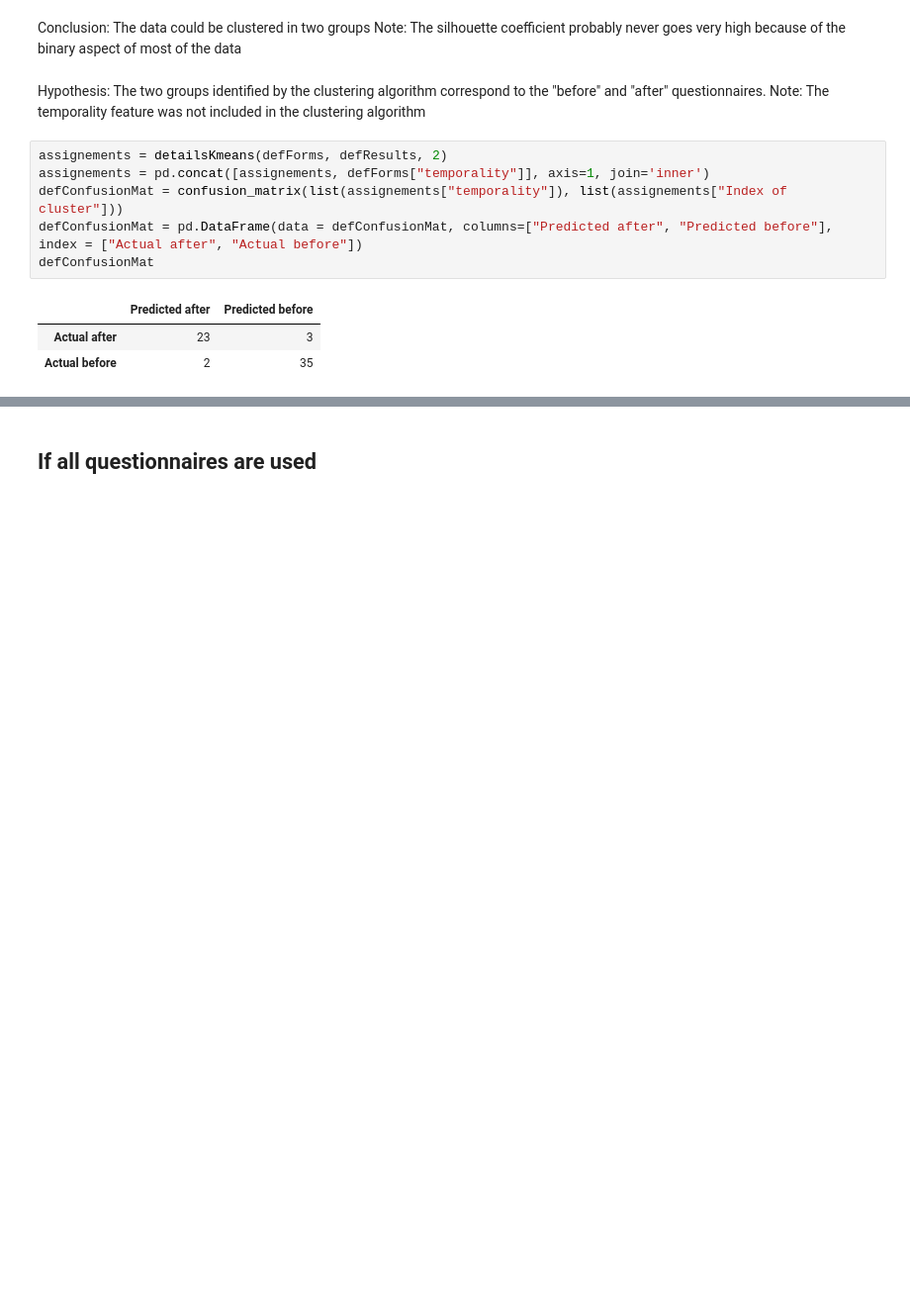
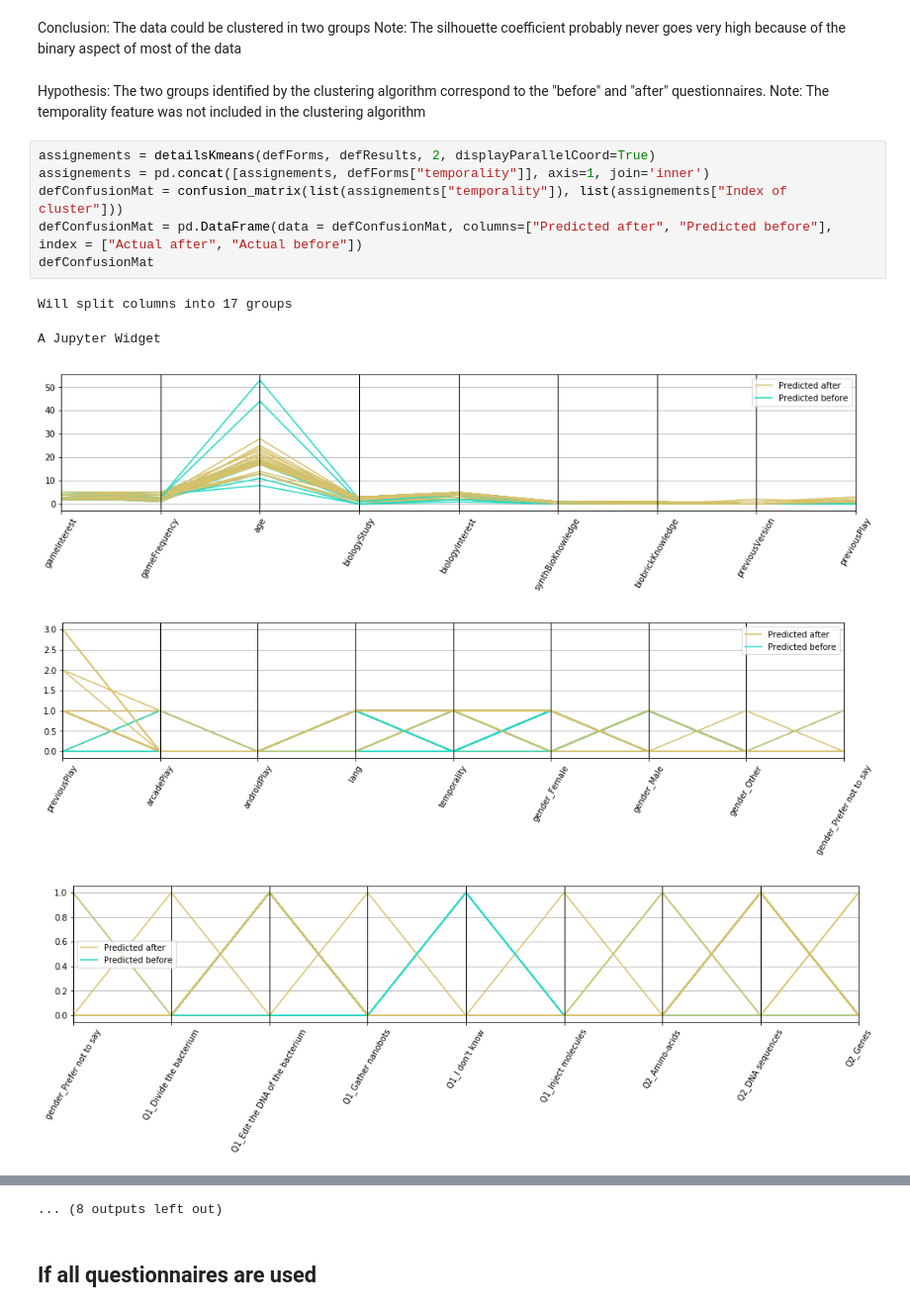
Before and after one commit to CyberCRI/dataanalysis-herocoli-redmetrics, a Jupyter notebook: v1.52/Data mining/Clustering.ipynb, the cells around one changed output, grey strips where cells are left out. Shown at 99% size. Cells and saved outputs as stored; diff of their text form; blank space fills up the shorter version.

```diff
--- a/v1.52/Data mining/Clustering.ipynb
+++ b/v1.52/Data mining/Clustering.ipynb
@@ -182,12 +209,14 @@ Note: The silhouette coefficient probably never goes very high because of the bi
 Hypothesis: The two groups identified by the clustering algorithm correspond to the "before" and "after" questionnaires.
 Note: The temporality feature was not included in the clustering algorithm
 # %%
-assignements = detailsKmeans(defForms, defResults, 2)
+assignements = detailsKmeans(defForms, defResults, 2, displayParallelCoord=True)
 assignements = pd.concat([assignements, defForms["temporality"]], axis=1, join='inner')
 defConfusionMat = confusion_matrix(list(assignements["temporality"]), list(assignements["Index of cluster"]))
 defConfusionMat = pd.DataFrame(data = defConfusionMat, columns=["Predicted after", "Predicted before"], index = ["Actual after", "Actual before"])
 defConfusionMat
 # %% [output]
-|  | Predicted after | Predicted before |
-| Actual after | 23 | 3 |
-| Actual before | 2 | 35 |
+Will split columns into 17 groups
+A Jupyter Widget
+[figure, added]
+[figure, added]
+[figure, added]
@@ -194,3 +230,4 @@ defConfusionMat
+... (8 outputs left out)
 # %% [markdown]
 ## If all questionnaires are used
 # %%
```
Also changed, not shown: parts of 9 cells of this notebook, 1 other file.
